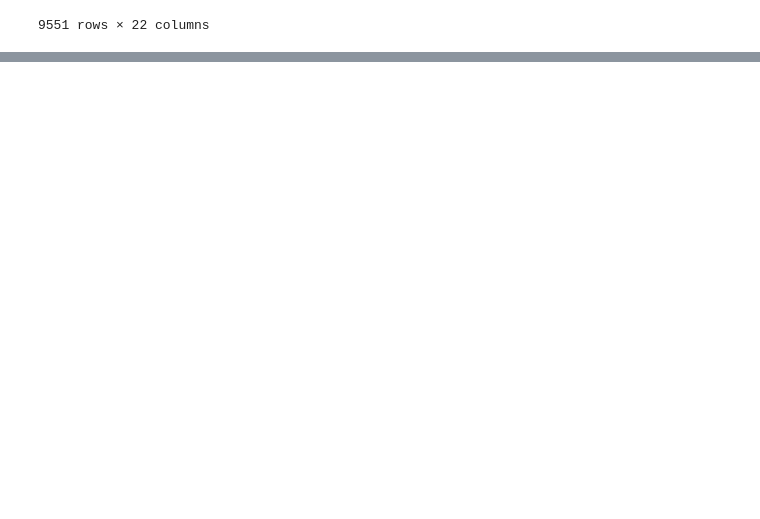
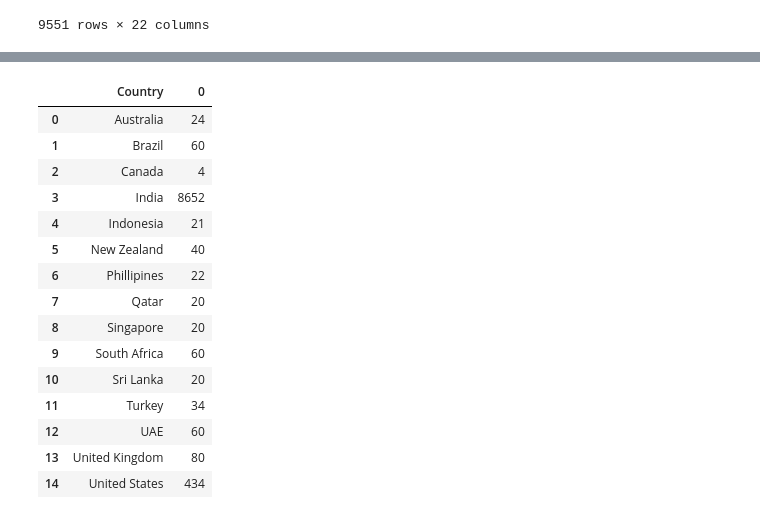
Before and after one commit to mistersmee/college_stuff, a Jupyter notebook: SY/SEM IV/DAVT-L/python/practicals/Assignment 1 & Assignment 2.ipynb, the cells around one changed output, grey strips where cells are left out. Cells and saved outputs as stored; diff of their text form; code cells hidden in the pictures; blank space fills up the shorter version.

```diff
--- a/SY/SEM IV/DAVT-L/python/practicals/Assignment 1 & Assignment 2.ipynb
+++ b/SY/SEM IV/DAVT-L/python/practicals/Assignment 1 & Assignment 2.ipynb
@@ -300,0 +377,19 @@ KeyError: False
+# %%
+df_final[['Country', 'Currency']].groupby('Country').size().reset_index()
+# %% [output]
+|  | Country | 0 |
+| 0 | Australia | 24 |
+| 1 | Brazil | 60 |
+| 2 | Canada | 4 |
+| 3 | India | 8652 |
+| 4 | Indonesia | 21 |
+| 5 | New Zealand | 40 |
+| 6 | Phillipines | 22 |
+| 7 | Qatar | 20 |
+| 8 | Singapore | 20 |
+| 9 | South Africa | 60 |
+| 10 | Sri Lanka | 20 |
+| 11 | Turkey | 34 |
+| 12 | UAE | 60 |
+| 13 | United Kingdom | 80 |
+| 14 | United States | 434 |
```
Also changed, not shown: parts of 18 cells of this notebook.
